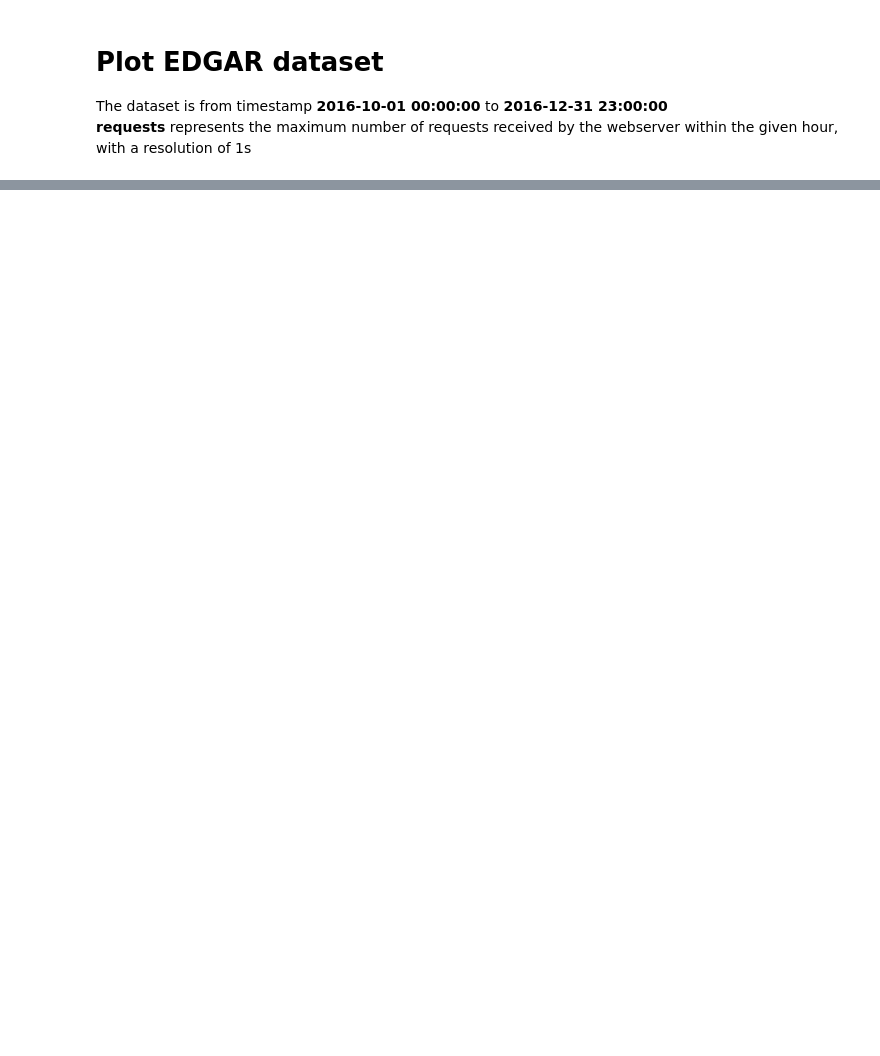
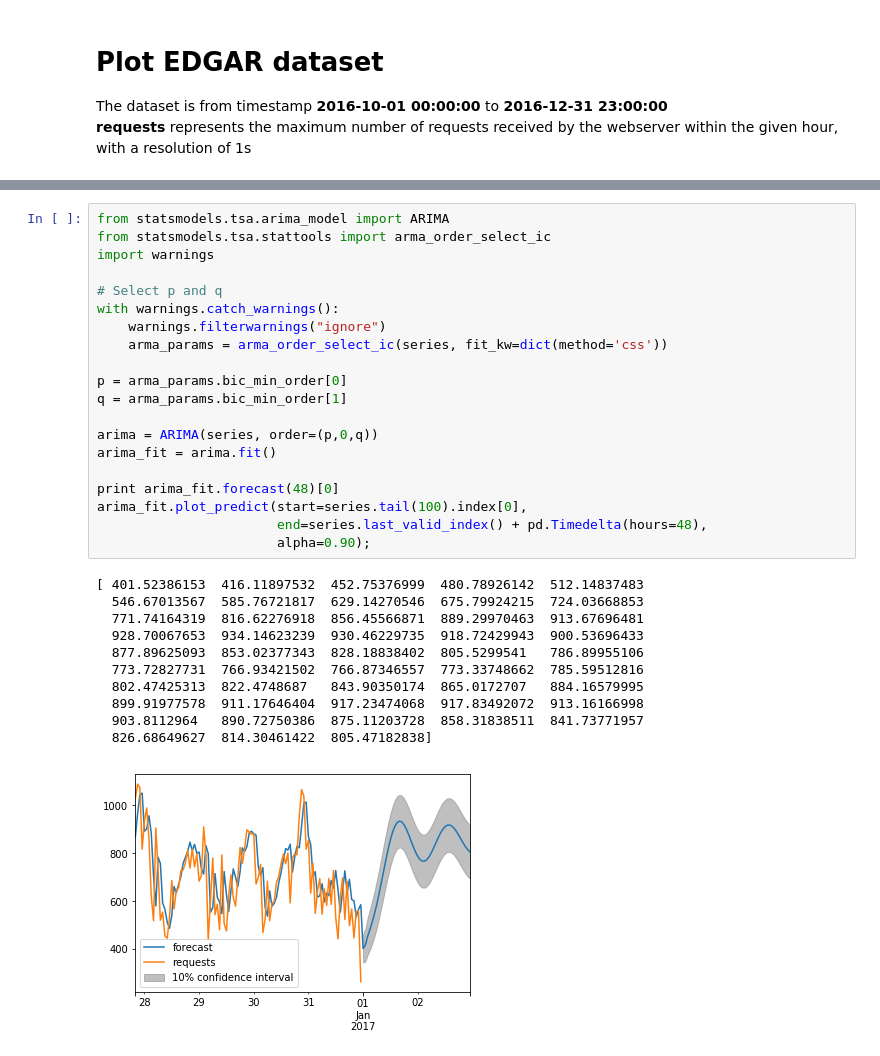
Before and after one commit to minh-h-ng/Ensemble, a Jupyter notebook: EDGAR.ipynb, the cells around one changed output, grey strips where cells are left out. Cells and saved outputs as stored; diff of their text form; blank space fills up the shorter version.

```diff
--- a/EDGAR.ipynb
+++ b/EDGAR.ipynb
@@ -33,0 +154,32 @@ Name: requests, dtype: int64
+# %%
+from statsmodels.tsa.arima_model import ARIMA
+from statsmodels.tsa.stattools import arma_order_select_ic
+import warnings
+
+# Select p and q
+with warnings.catch_warnings():
+    warnings.filterwarnings("ignore")
+    arma_params = arma_order_select_ic(series, fit_kw=dict(method='css'))
+
+p = arma_params.bic_min_order[0]
+q = arma_params.bic_min_order[1]
+
+arima = ARIMA(series, order=(p,0,q))
+arima_fit = arima.fit()
+
+print arima_fit.forecast(48)[0]
+arima_fit.plot_predict(start=series.tail(100).index[0],
+                       end=series.last_valid_index() + pd.Timedelta(hours=48),
+                       alpha=0.90);
+# %% [output]
+[ 401.52386153  416.11897532  452.75376999  480.78926142  512.14837483
+  546.67013567  585.76721817  629.14270546  675.79924215  724.03668853
+  771.74164319  816.62276918  856.45566871  889.29970463  913.67696481
+  928.70067653  934.14623239  930.46229735  918.72429943  900.53696433
+  877.89625093  853.02377343  828.18838402  805.5299541   786.89955106
+  773.72827731  766.93421502  766.87346557  773.33748662  785.59512816
+  802.47425313  822.4748687   843.90350174  865.0172707   884.16579995
+  899.91977578  911.17646404  917.23474068  917.83492072  913.16166998
+  903.8112964   890.72750386  875.11203728  858.31838511  841.73771957
+  826.68649627  814.30461422  805.47182838]
+[figure, added]
```
Also changed, not shown: parts of 12 cells of this notebook.
